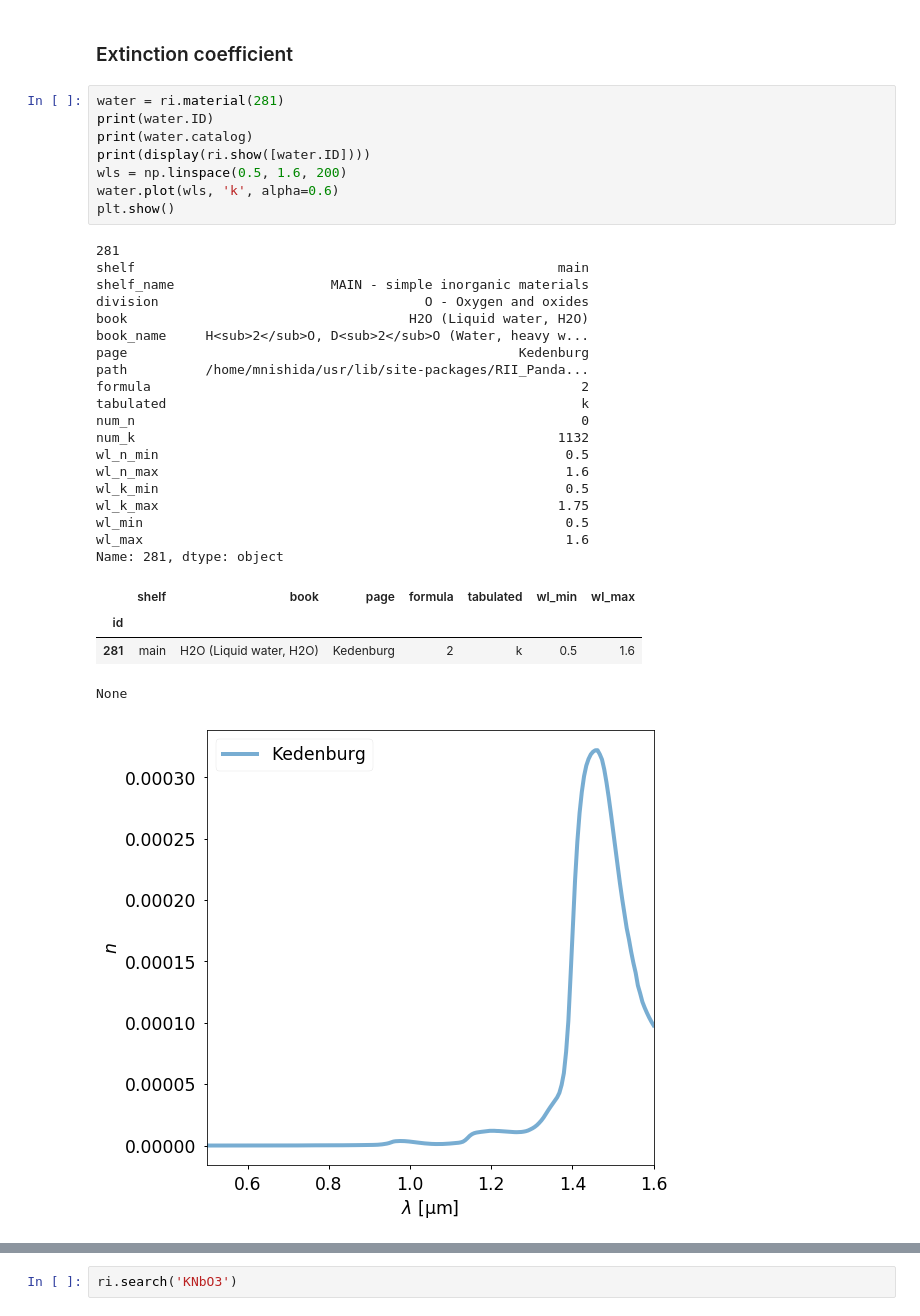
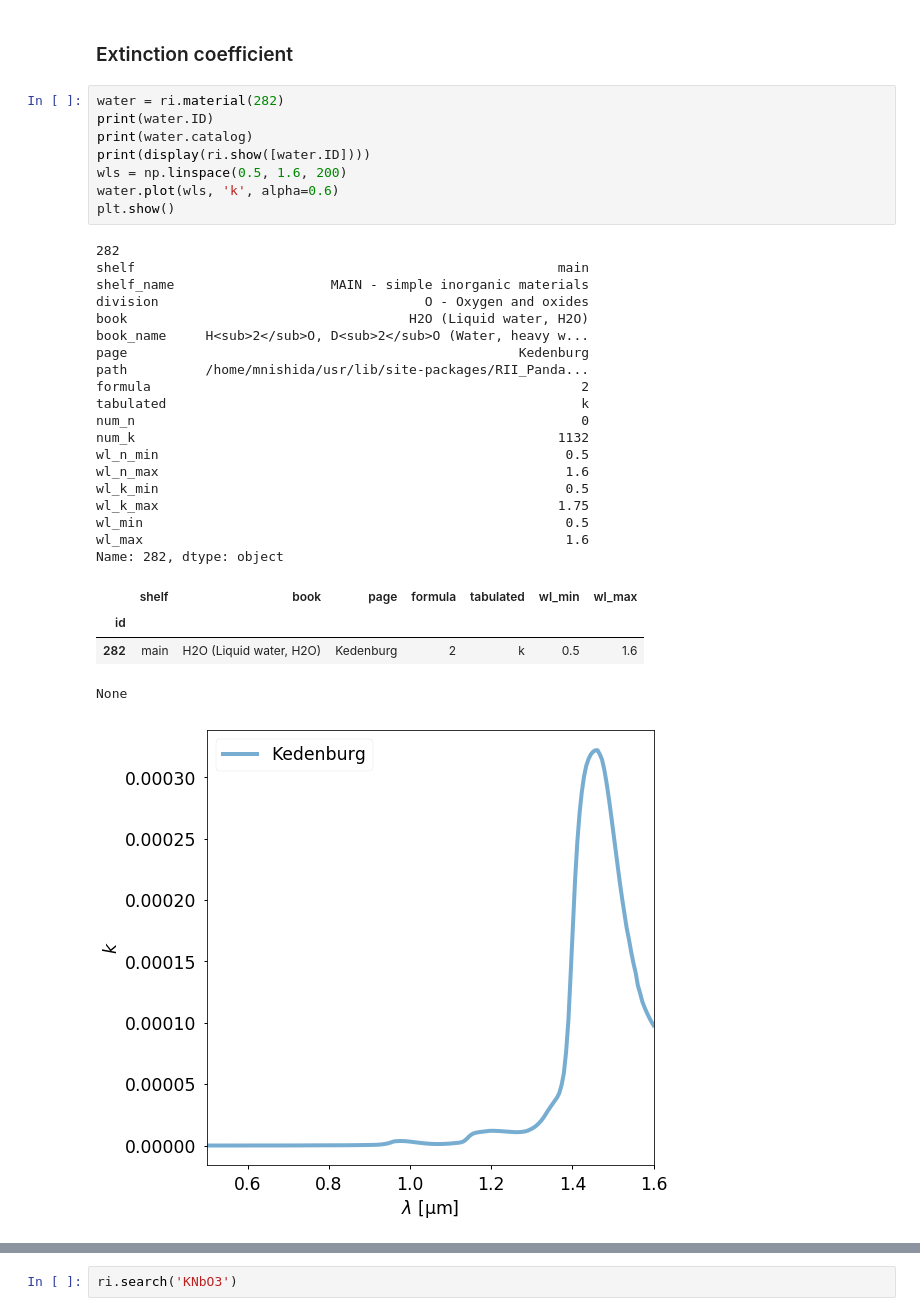
Before and after one commit to mnishida/RII_Pandas, a Jupyter notebook: examples/examples.ipynb, the cells around one changed output, grey strips where cells are left out. Drawn from its saved outputs; the diff is of its cells as text.

```diff
--- a/examples/examples.ipynb
+++ b/examples/examples.ipynb
@@ -149,36 +149,36 @@ np.average(water.n(wls))
 # %% [markdown]
 ### Extinction coefficient
 # %%
-water = ri.material(281)
+water = ri.material(282)
 print(water.ID)
 print(water.catalog)
 print(display(ri.show([water.ID])))
 wls = np.linspace(0.5, 1.6, 200)
 water.plot(wls, 'k', alpha=0.6)
 plt.show()
 # %% [output]
-281
+282
 shelf                                                      main
 shelf_name                    MAIN - simple inorganic materials
 division                                  O - Oxygen and oxides
 book                                    H2O (Liquid water, H2O)
 book_name     H<sub>2</sub>O, D<sub>2</sub>O (Water, heavy w...
 page                                                  Kedenburg
 path          /home/mnishida/usr/lib/site-packages/RII_Panda...
 formula                                                       2
 tabulated                                                     k
 num_n                                                         0
 num_k                                                      1132
 wl_n_min                                                    0.5
 wl_n_max                                                    1.6
 wl_k_min                                                    0.5
 wl_k_max                                                   1.75
 wl_min                                                      0.5
 wl_max                                                      1.6
-Name: 281, dtype: object
+Name: 282, dtype: object
 |  | shelf | book | page | formula | tabulated | wl_min | wl_max |
 | id |  |  |  |  |  |  |  |
-| 281 | main | H2O (Liquid water, H2O) | Kedenburg | 2 | k | 0.5 | 1.6 |
+| 282 | main | H2O (Liquid water, H2O) | Kedenburg | 2 | k | 0.5 | 1.6 |
 None
 [figure]
 # %%
```
Also changed, not shown: parts of 13 cells of this notebook, 38 other files.
